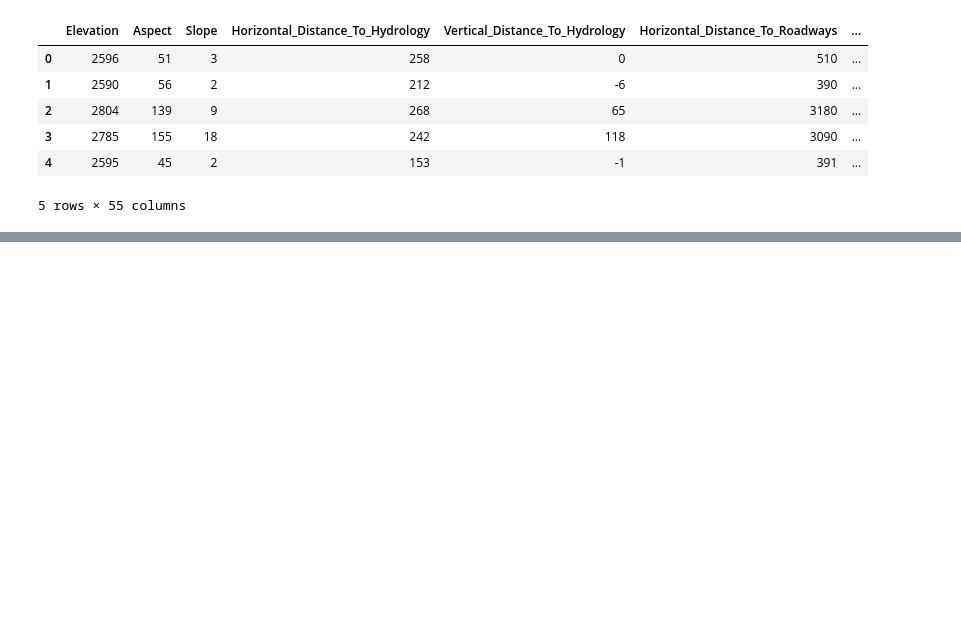
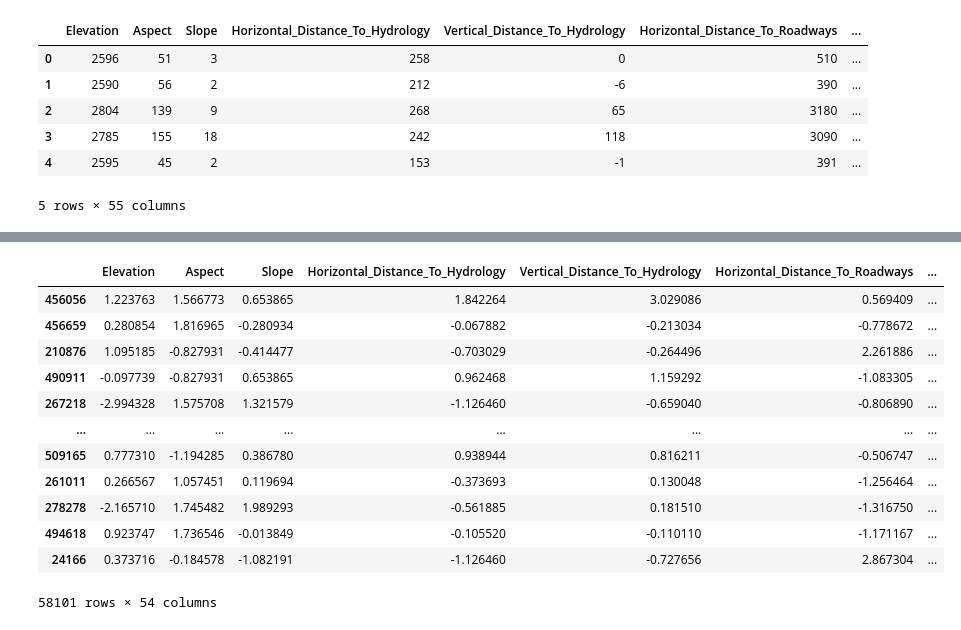
Before and after one commit to FardeenCODEIIEST/MachineLearningLab-CS-4172-, a Jupyter notebook: Assignment03/Assignment03.ipynb, the cells around one changed output, grey strips where cells are left out. Drawn from its saved outputs; the diff is of its cells as text; code cells hidden in the pictures; blank space fills up the shorter version.

```diff
--- a/Assignment03/Assignment03.ipynb
+++ b/Assignment03/Assignment03.ipynb
@@ -44,0 +71,21 @@ forest_cover_df.head()
+# %%
+'''
+ Elevation                           581012 non-null  int64
+ 1   Aspect                              581012 non-null  int64
+ 2   Slope                               581012 non-null  int64
+ 3   Horizontal_Distance_To_Hydrology    581012 non-null  int64
+ 4   Vertical_Distance_To_Hydrology      581012 non-null  int64
+ 5   Horizontal_Distance_To_Roadways     581012 non-null  int64
+ 6   Hillshade_9am                       581012 non-null  int64
+ 7   Hillshade_Noon                      581012 non-null  int64
+ 8   Hillshade_3pm                       581012 non-null  int64
+ 9   Horizontal_Distance_To_Fire_Points  581012 non-null  int64
+'''
+columns_to_standardise = ['Elevation','Aspect','Slope','Horizontal_Distance_To_Hydrology','Vertical_Distance_To_Hydrology',
+                          'Horizontal_Distance_To_Roadways','Hillshade_9am','Hillshade_Noon','Hillshade_3pm','Horizontal_Distance_To_Fire_Points']
+
+
+for col_name in columns_to_standardise:
+    forest_cover_df=standardise(forest_cover_df,col_name)
+
+forest_cover_df.head()
@@ -44,0 +115,3 @@ forest_cover_df.head()
+# %%
+forest_cover_df_rough = forest_cover_df.sample(frac=0.1,random_state=5)
+forest_cover_df_rough[['Cover_Type']].value_counts()
@@ -44,0 +128,18 @@ forest_cover_df.head()
+# %%
+y=forest_cover_df_rough[['Cover_Type']]
+X=forest_cover_df_rough.drop(columns=['Cover_Type'])
+X
+# %% [output]
+|  | Elevation | Aspect | Slope | Horizontal_Distance_To_Hydrology | Vertical_Distance_To_Hydrology | Horizontal_Distance_To_Roadways | ... |
+| 456056 | 1.223763 | 1.566773 | 0.653865 | 1.842264 | 3.029086 | 0.569409 | ... |
+| 456659 | 0.280854 | 1.816965 | -0.280934 | -0.067882 | -0.213034 | -0.778672 | ... |
+| 210876 | 1.095185 | -0.827931 | -0.414477 | -0.703029 | -0.264496 | 2.261886 | ... |
+| 490911 | -0.097739 | -0.827931 | 0.653865 | 0.962468 | 1.159292 | -1.083305 | ... |
+| 267218 | -2.994328 | 1.575708 | 1.321579 | -1.126460 | -0.659040 | -0.806890 | ... |
+| ... | ... | ... | ... | ... | ... | ... | ... |
+| 509165 | 0.777310 | -1.194285 | 0.386780 | 0.938944 | 0.816211 | -0.506747 | ... |
+| 261011 | 0.266567 | 1.057451 | 0.119694 | -0.373693 | 0.130048 | -1.256464 | ... |
+| 278278 | -2.165710 | 1.745482 | 1.989293 | -0.561885 | 0.181510 | -1.316750 | ... |
+| 494618 | 0.923747 | 1.736546 | -0.013849 | -0.105520 | -0.110110 | -1.171167 | ... |
+| 24166 | 0.373716 | -0.184578 | -1.082191 | -1.126460 | -0.727656 | 2.867304 | ... |
+58101 rows × 54 columns
```
Also changed, not shown: parts of 23 cells of this notebook.
